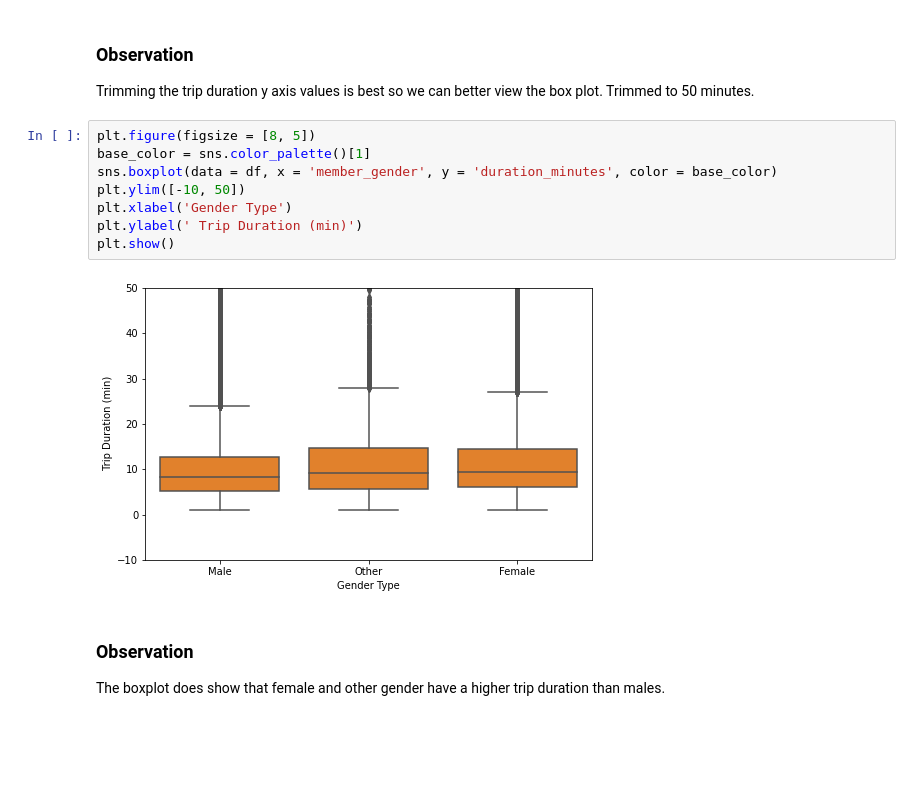
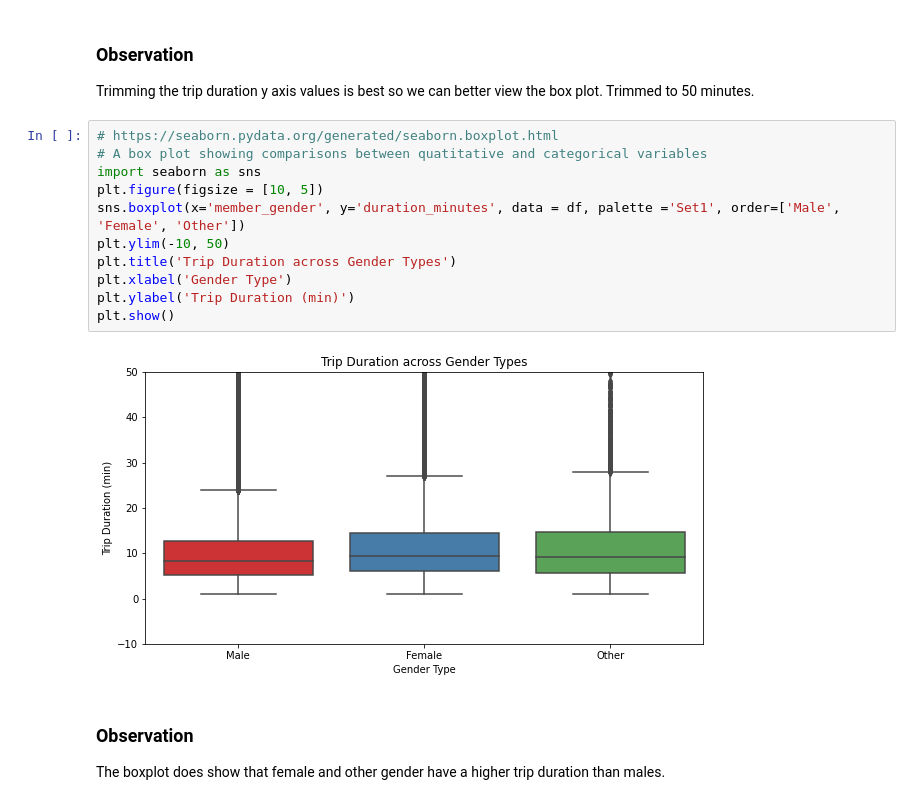
Before and after one commit to dainantonio/Bike-share-exploration, a Jupyter notebook: slide_deck_template-checkpoint.ipynb, the cells around one changed output. Drawn from its saved outputs; the diff is of its cells as text; blank space fills up the shorter version.

Commit message:
Add files via upload
additional insight on the trip duration distribution

```diff
--- a/slide_deck_template-checkpoint.ipynb
+++ b/slide_deck_template-checkpoint.ipynb
@@ -446,15 +449,18 @@ plt.show()
 
 Trimming the trip duration y axis values is best so we can better view the box plot. Trimmed to 50 minutes.
 # %%
-plt.figure(figsize = [8, 5])
-base_color = sns.color_palette()[1]
-sns.boxplot(data = df, x = 'member_gender', y = 'duration_minutes', color = base_color)
-plt.ylim([-10, 50])
+# https://seaborn.pydata.org/generated/seaborn.boxplot.html
+# A box plot showing comparisons between quatitative and categorical variables
+import seaborn as sns
+plt.figure(figsize = [10, 5])
+sns.boxplot(x='member_gender', y='duration_minutes', data = df, palette ='Set1', order=['Male', 'Female', 'Other'])
+plt.ylim(-10, 50)
+plt.title('Trip Duration across Gender Types')
 plt.xlabel('Gender Type')
-plt.ylabel(' Trip Duration (min)')
+plt.ylabel('Trip Duration (min)')
 plt.show()
 # %% [output]
-[figure, old version]
+[figure, new version]
 # %% [markdown]
 ### Observation
 
```
Also changed, not shown: parts of 10 cells of this notebook.
